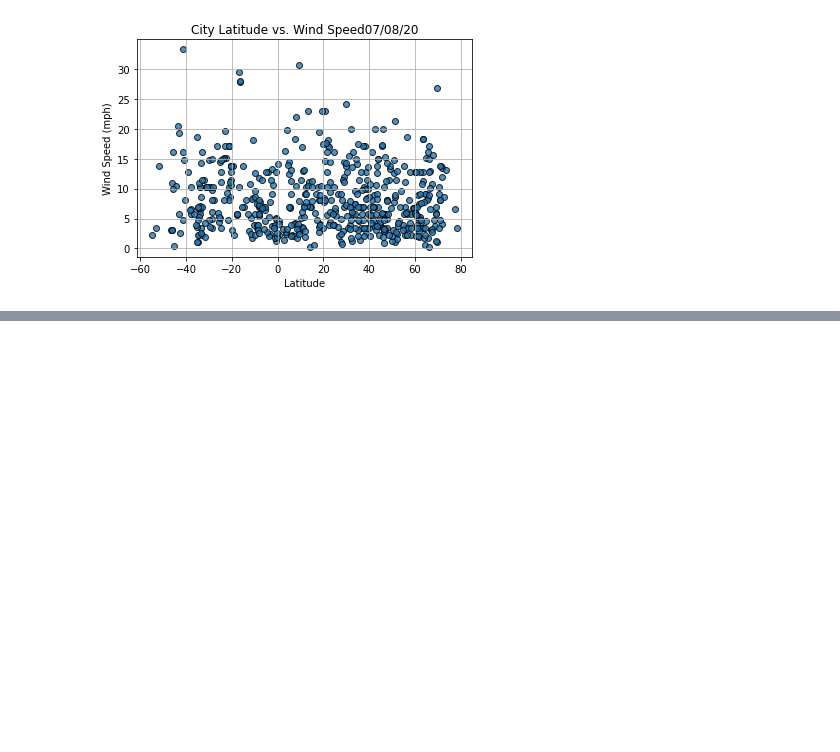
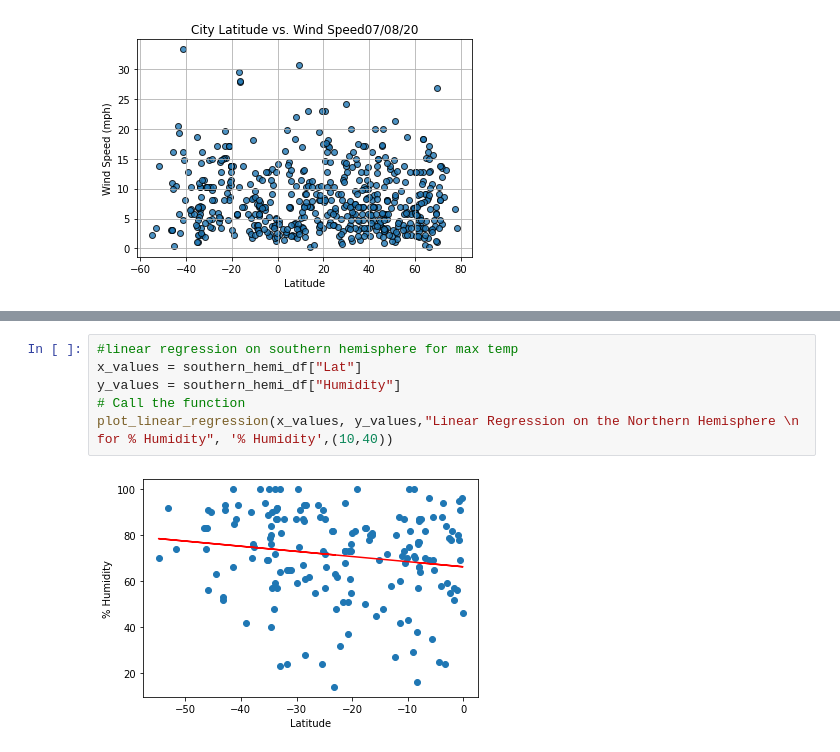
Before and after one commit to noops/world_weather_analysis, a Jupyter notebook: weatherPy.ipynb, the cells around one changed output, grey strips where cells are left out. Drawn from its saved outputs; the diff is of its cells as text; blank space fills up the shorter version.

```diff
--- a/weatherPy.ipynb
+++ b/weatherPy.ipynb
@@ -162,0 +211,8 @@ plt.show()
+# %%
+#linear regression on southern hemisphere for max temp
+x_values = southern_hemi_df["Lat"]
+y_values = southern_hemi_df["Humidity"]
+# Call the function
+plot_linear_regression(x_values, y_values,"Linear Regression on the Northern Hemisphere \n for % Humidity", '% Humidity',(10,40))
+# %% [output]
+[figure, added]
```
Also changed, not shown: parts of 10 cells of this notebook.
